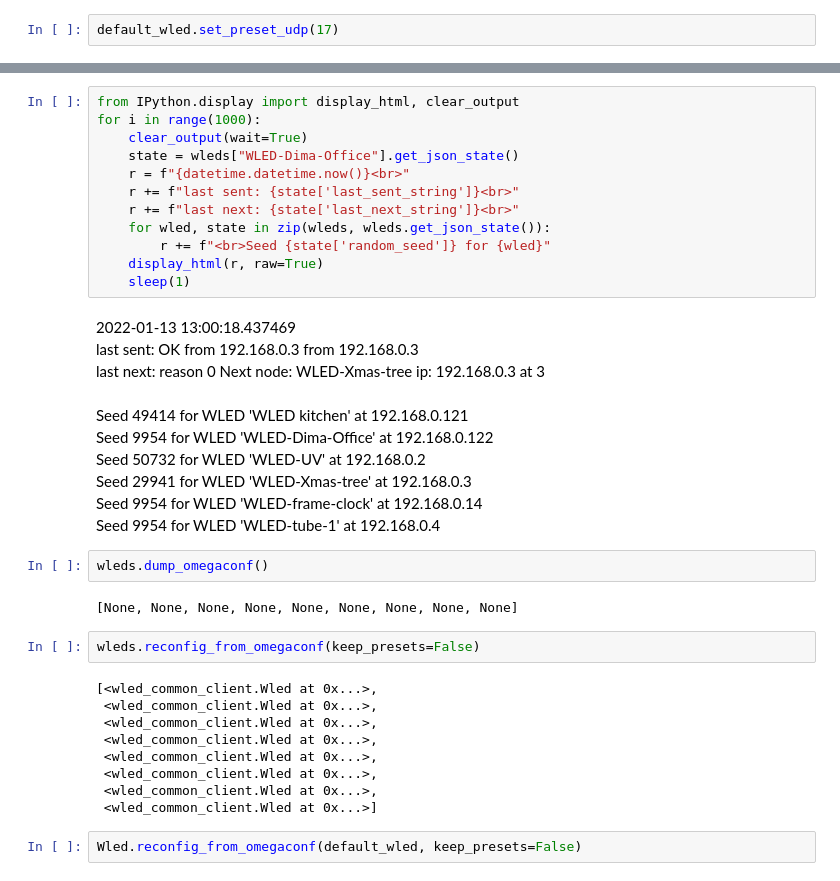
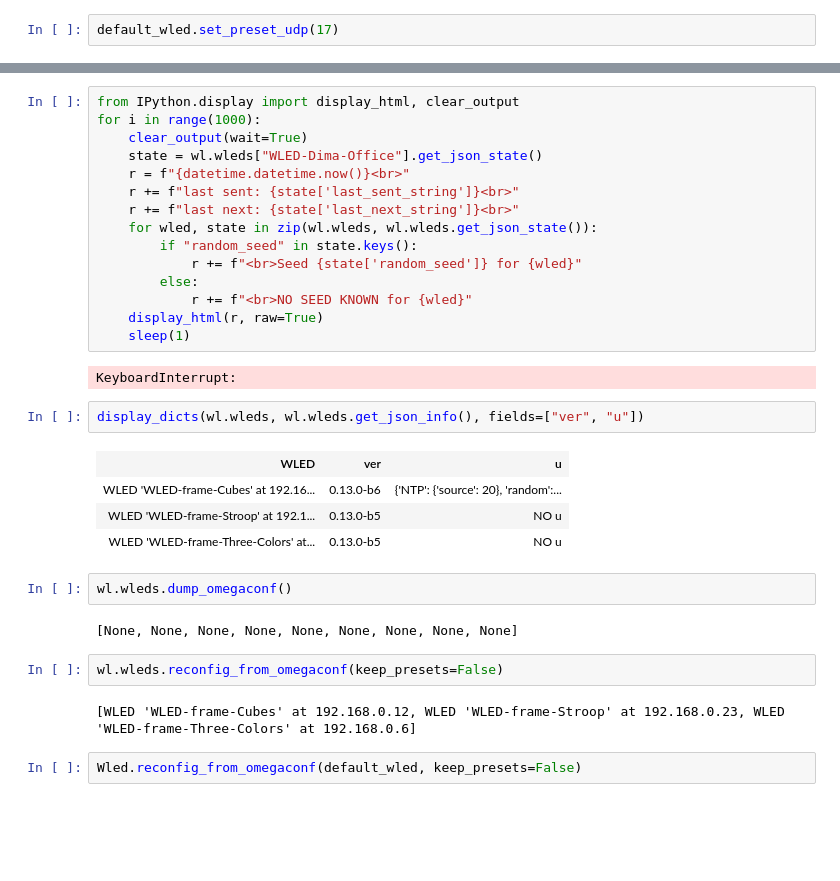
Before and after one commit to okdimok/Svetlitsa_control, a Jupyter notebook: sketches.ipynb, the cells around one changed output, grey strips where cells are left out. Saved outputs shown, nothing was run; the diff lists cells and outputs as text; blank space fills up the shorter version.

```diff
--- a/sketches.ipynb
+++ b/sketches.ipynb
@@ -30,39 +50,34 @@ wleds
 from IPython.display import display_html, clear_output
 for i in range(1000):
     clear_output(wait=True)
-    state = wleds["WLED-Dima-Office"].get_json_state()
+    state = wl.wleds["WLED-Dima-Office"].get_json_state()
     r = f"{datetime.datetime.now()}<br>"
     r += f"last sent: {state['last_sent_string']}<br>"
     r += f"last next: {state['last_next_string']}<br>"
-    for wled, state in zip(wleds, wleds.get_json_state()):
-        r += f"<br>Seed {state['random_seed']} for {wled}"
+    for wled, state in zip(wl.wleds, wl.wleds.get_json_state()):
+        if "random_seed" in state.keys():
+            r += f"<br>Seed {state['random_seed']} for {wled}"
+        else:
+            r += f"<br>NO SEED KNOWN for {wled}"
     display_html(r, raw=True)
     sleep(1)
 # %% [output]
-2022-01-13 13:00:18.437469
-last sent: OK from 192.168.0.3 from 192.168.0.3
-last next: reason 0 Next node: WLED-Xmas-tree ip: 192.168.0.3 at 3
-Seed 49414 for WLED 'WLED kitchen' at 192.168.0.121
-Seed 9954 for WLED 'WLED-Dima-Office' at 192.168.0.122
-Seed 50732 for WLED 'WLED-UV' at 192.168.0.2
-Seed 29941 for WLED 'WLED-Xmas-tree' at 192.168.0.3
-Seed 9954 for WLED 'WLED-frame-clock' at 192.168.0.14
-Seed 9954 for WLED 'WLED-tube-1' at 192.168.0.4
+KeyboardInterrupt:
-# %%
-wleds.dump_omegaconf()
-# %% [output]
-[None, None, None, None, None, None, None, None, None]
+# %%
+display_dicts(wl.wleds, wl.wleds.get_json_info(), fields=["ver", "u"])
+# %% [output]
+| WLED | ver | u |
+| WLED 'WLED-frame-Cubes' at 192.16... | 0.13.0-b6 | {'NTP': {'source': 20}, 'random':... |
+| WLED 'WLED-frame-Stroop' at 192.1... | 0.13.0-b5 | NO u |
+| WLED 'WLED-frame-Three-Colors' at... | 0.13.0-b5 | NO u |
+# %%
+wl.wleds.dump_omegaconf()
+# %% [output]
+[None, None, None, None, None, None, None, None, None]
 # %%
-wleds.reconfig_from_omegaconf(keep_presets=False)
+wl.wleds.reconfig_from_omegaconf(keep_presets=False)
 # %% [output]
-[<wled_common_client.Wled at 0x...>,
- <wled_common_client.Wled at 0x...>,
- <wled_common_client.Wled at 0x...>,
- <wled_common_client.Wled at 0x...>,
- <wled_common_client.Wled at 0x...>,
- <wled_common_client.Wled at 0x...>,
- <wled_common_client.Wled at 0x...>,
- <wled_common_client.Wled at 0x...>]
+[WLED 'WLED-frame-Cubes' at 192.168.0.12, WLED 'WLED-frame-Stroop' at 192.168.0.23, WLED 'WLED-frame-Three-Colors' at 192.168.0.6]
 # %%
 Wled.reconfig_from_omegaconf(default_wled, keep_presets=False)
 # %% [output]
```
Also changed, not shown: parts of 5 cells of this notebook, 9 other files.
